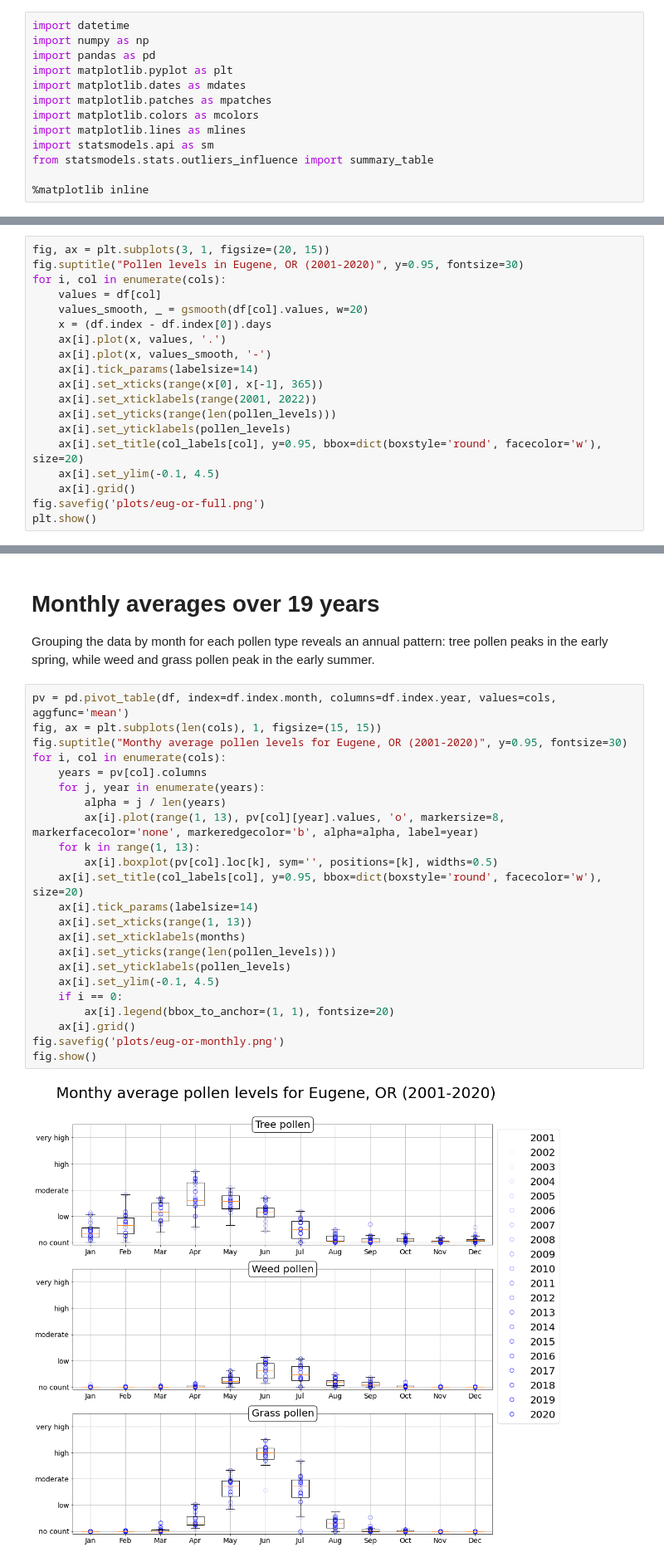
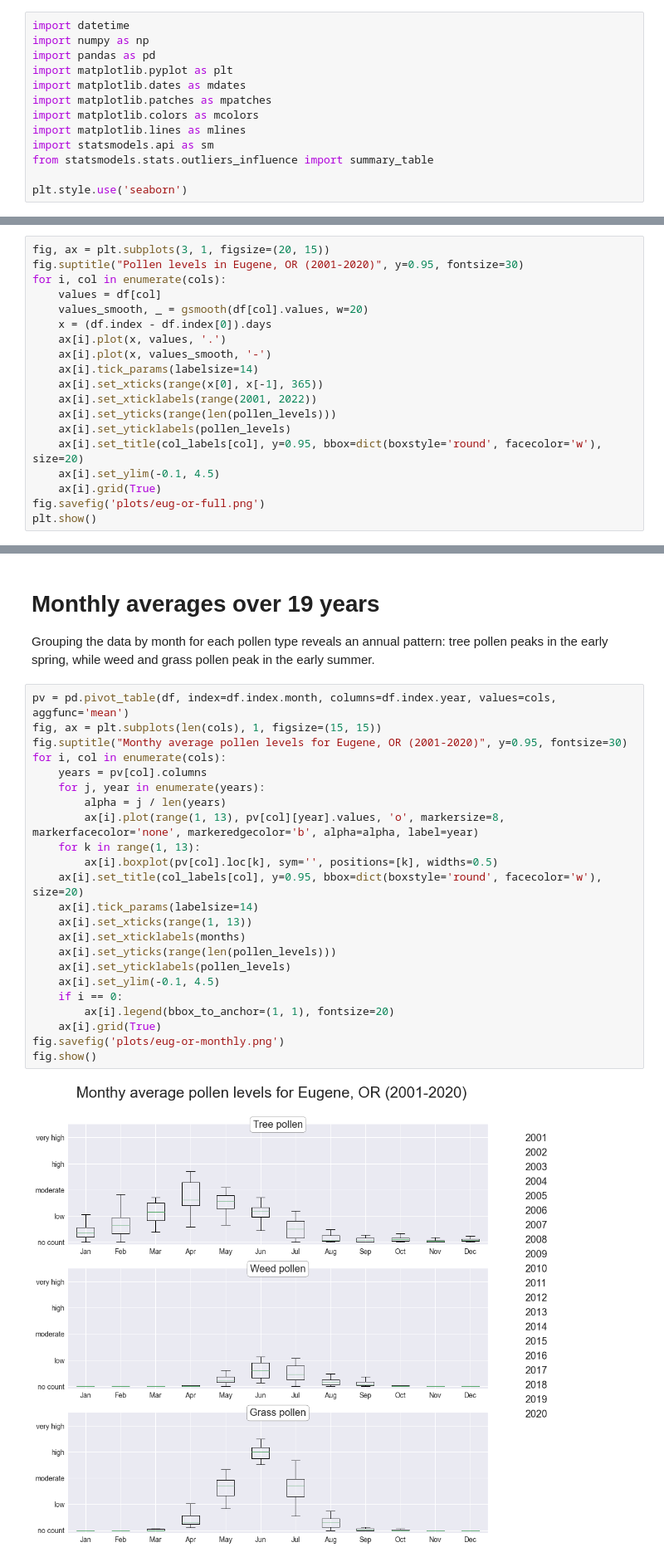
Before and after one commit to pdqnguyen/allergy, a Jupyter notebook: analysis.ipynb, the cells around one changed output, grey strips where cells are left out. Shown at 83% size. Drawn from its saved outputs; the diff is of its cells as text.

```diff
--- a/analysis.ipynb
+++ b/analysis.ipynb
@@ -21,7 +37,7 @@ import matplotlib.lines as mlines
 import statsmodels.api as sm
 from statsmodels.stats.outliers_influence import summary_table
 
-%matplotlib inline
+plt.style.use('seaborn')
 # %% [markdown]
 ### Some parameters for plotting and labeling
 # %%
@@ -96,7 +112,7 @@ for i, col in enumerate(cols):
     ax[i].set_yticklabels(pollen_levels)
     ax[i].set_title(col_labels[col], y=0.95, bbox=dict(boxstyle='round', facecolor='w'), size=20)
     ax[i].set_ylim(-0.1, 4.5)
-    ax[i].grid()
+    ax[i].grid(True)
 fig.savefig('plots/eug-or-full.png')
 plt.show()
 # %% [output]
@@ -108,28 +124,28 @@ Grouping the data by month for each pollen type reveals an annual pattern: tree
 # %%
 pv = pd.pivot_table(df, index=df.index.month, columns=df.index.year, values=cols, aggfunc='mean')
 fig, ax = plt.subplots(len(cols), 1, figsize=(15, 15))
 fig.suptitle("Monthy average pollen levels for Eugene, OR (2001-2020)", y=0.95, fontsize=30)
 for i, col in enumerate(cols):
     years = pv[col].columns
     for j, year in enumerate(years):
         alpha = j / len(years)
         ax[i].plot(range(1, 13), pv[col][year].values, 'o', markersize=8, markerfacecolor='none', markeredgecolor='b', alpha=alpha, label=year)
     for k in range(1, 13):
         ax[i].boxplot(pv[col].loc[k], sym='', positions=[k], widths=0.5)
     ax[i].set_title(col_labels[col], y=0.95, bbox=dict(boxstyle='round', facecolor='w'), size=20)
     ax[i].tick_params(labelsize=14)
     ax[i].set_xticks(range(1, 13))
     ax[i].set_xticklabels(months)
     ax[i].set_yticks(range(len(pollen_levels)))
     ax[i].set_yticklabels(pollen_levels)
     ax[i].set_ylim(-0.1, 4.5)
     if i == 0:
         ax[i].legend(bbox_to_anchor=(1, 1), fontsize=20)
-    ax[i].grid()
+    ax[i].grid(True)
 fig.savefig('plots/eug-or-monthly.png')
 fig.show()
 # %% [output]
-[figure, old version]
+[figure, new version]
 # %% [markdown]
 # Daily averages over 19 years
 
```
Also changed, not shown: parts of 11 cells of this notebook.
